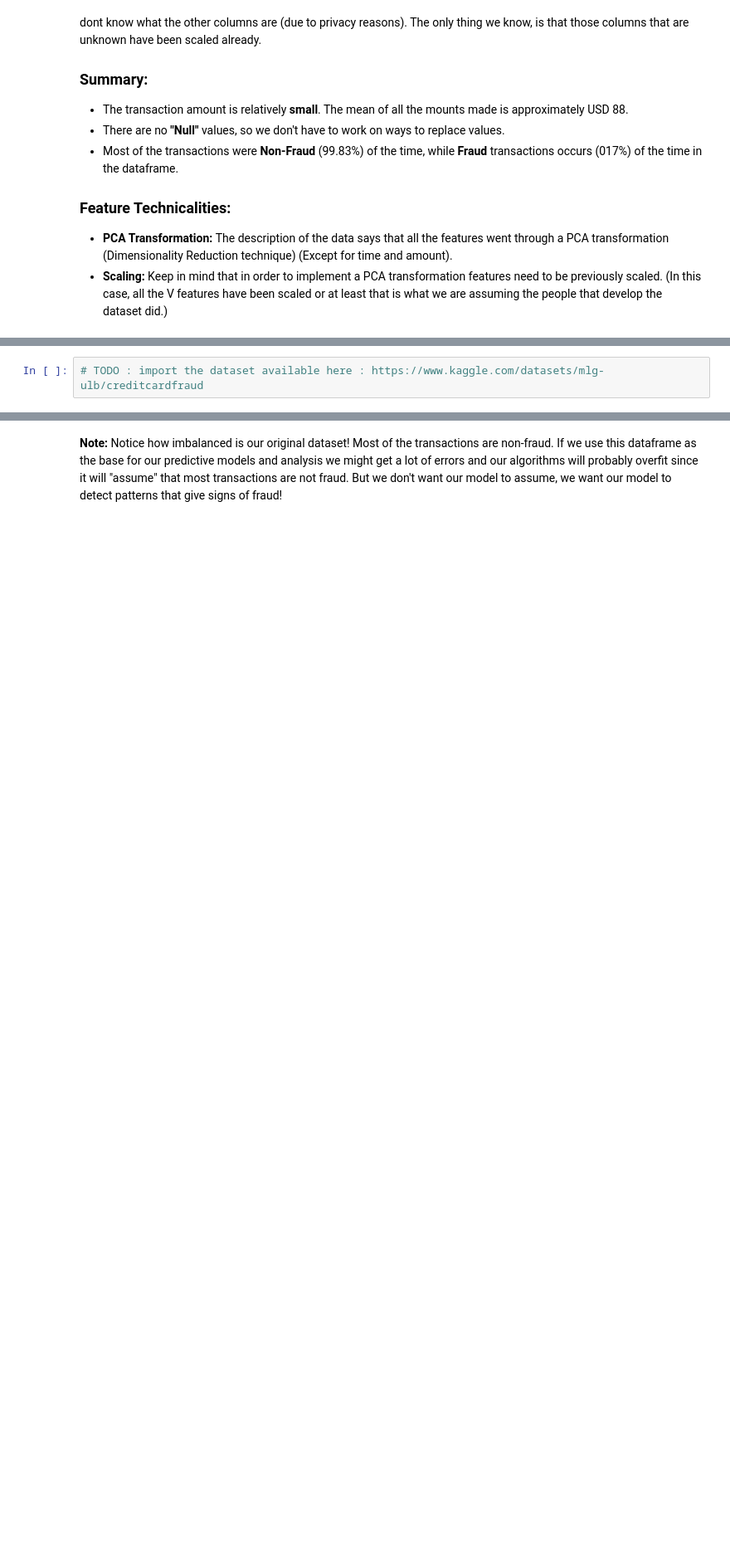
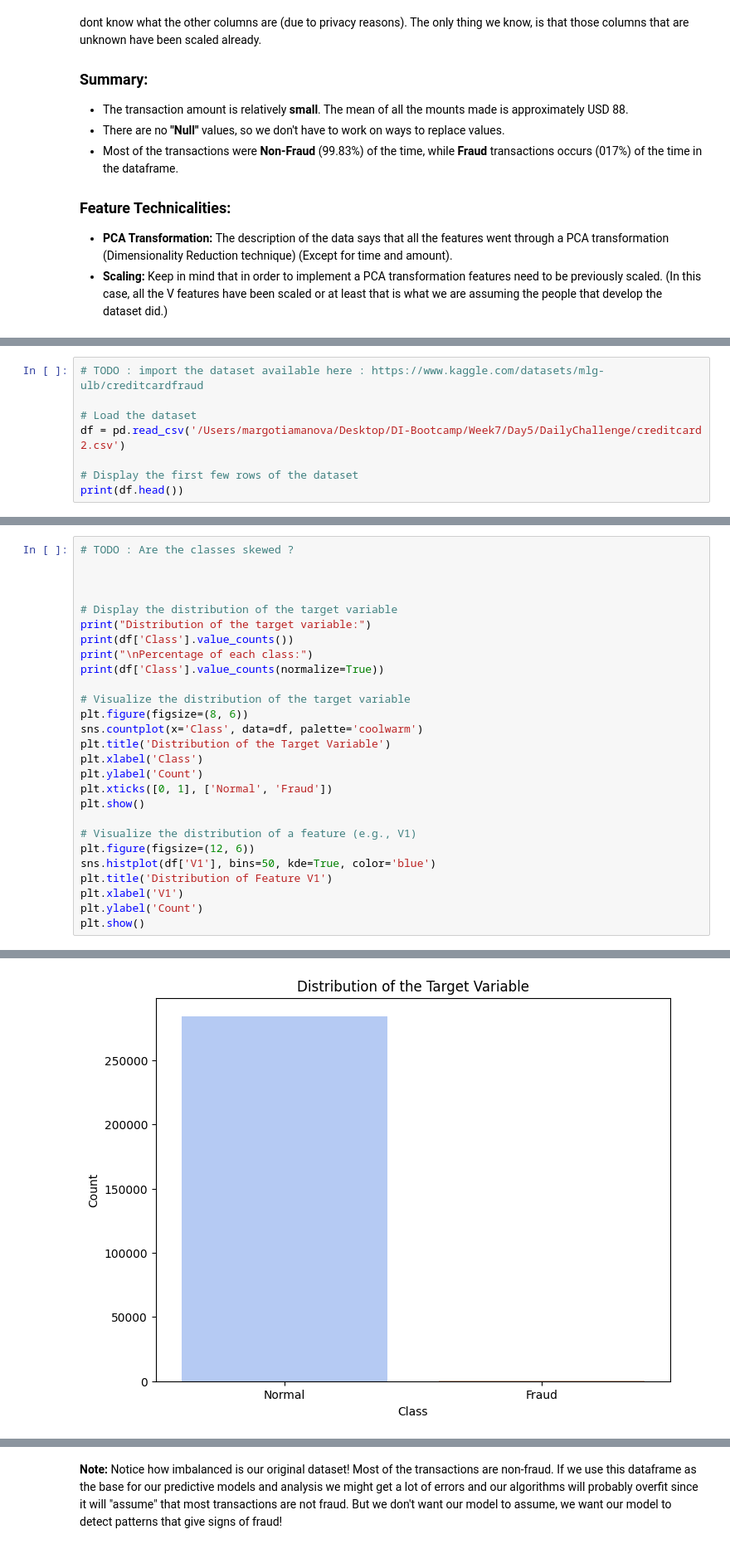
Before and after one commit to TyamanovaMargo/DI-Bootcamp, a Jupyter notebook: Week7/Day5/DailyChallenge/Daily_Challenge_W9D5.ipynb, the cells around one changed output, grey strips where cells are left out. Shown at 83% size. Drawn from its saved outputs; the diff is of its cells as text; blank space fills up the shorter version.

Commit message:
add daily challenge week7 d5

```diff
--- a/Week7/Day5/DailyChallenge/Daily_Challenge_W9D5.ipynb
+++ b/Week7/Day5/DailyChallenge/Daily_Challenge_W9D5.ipynb
@@ -83,2 +82,8 @@ ModuleNotFoundError: No module named 'tensorflow'
 # %%
 # TODO : import the dataset available here : https://www.kaggle.com/datasets/mlg-ulb/creditcardfraud
+
+# Load the dataset
+df = pd.read_csv('/Users/margotiamanova/Desktop/DI-Bootcamp/Week7/Day5/DailyChallenge/creditcard 2.csv')
+
+# Display the first few rows of the dataset
+print(df.head())
@@ -90,0 +159,28 @@ ModuleNotFoundError: No module named 'tensorflow'
+# %%
+# TODO : Are the classes skewed ?
+
+
+
+# Display the distribution of the target variable
+print("Distribution of the target variable:")
+print(df['Class'].value_counts())
+print("\nPercentage of each class:")
+print(df['Class'].value_counts(normalize=True))
+
+# Visualize the distribution of the target variable
+plt.figure(figsize=(8, 6))
+sns.countplot(x='Class', data=df, palette='coolwarm')
+plt.title('Distribution of the Target Variable')
+plt.xlabel('Class')
+plt.ylabel('Count')
+plt.xticks([0, 1], ['Normal', 'Fraud'])
+plt.show()
+
+# Visualize the distribution of a feature (e.g., V1)
+plt.figure(figsize=(12, 6))
+sns.histplot(df['V1'], bins=50, kde=True, color='blue')
+plt.title('Distribution of Feature V1')
+plt.xlabel('V1')
+plt.ylabel('Count')
+plt.show()
+# %% [output]
@@ -90,0 +198 @@ ModuleNotFoundError: No module named 'tensorflow'
+[figure, added]
```
Also changed, not shown: parts of 22 cells of this notebook, 1 other file.
